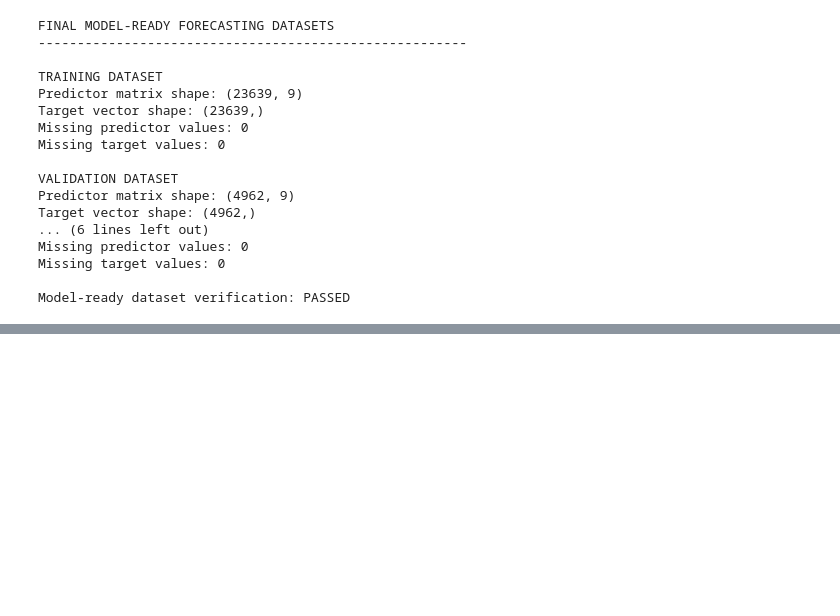
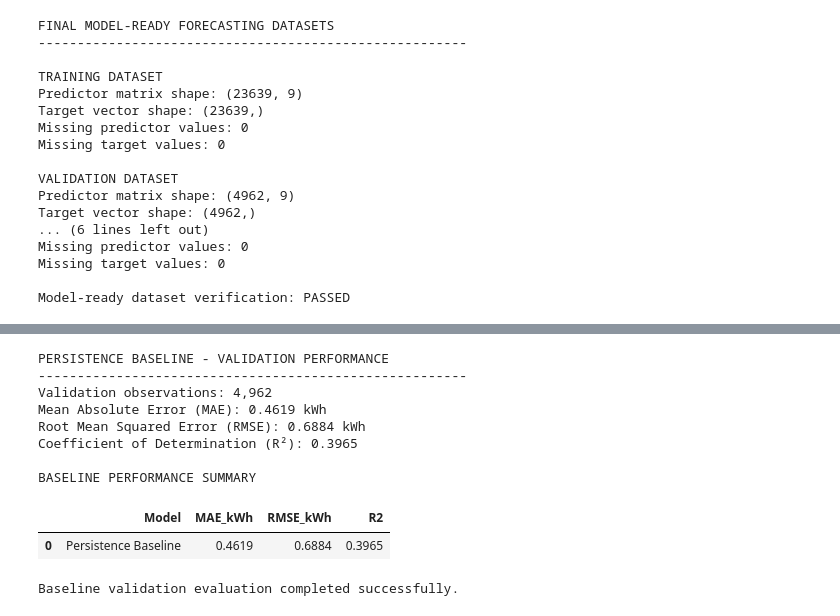
Before and after one commit to damisar/Household_Electricity_Consumption_Analysis_and_Forecasting, a Jupyter notebook: notebook/Household_Electricity_Consumption_Analysis_and_Forecasting.ipynb, the cells around one changed output, grey strips where cells are left out. Saved outputs shown, nothing was run; the diff lists cells and outputs as text; code cells hidden in the pictures; blank space fills up the shorter version.

```diff
--- a/notebook/Household_Electricity_Consumption_Analysis_and_Forecasting.ipynb
+++ b/notebook/Household_Electricity_Consumption_Analysis_and_Forecasting.ipynb
@@ -3681,0 +3805,58 @@ Model-ready dataset verification: PASSED
+# %%
+
+# Section 6.4.2 - Evaluate Persistence Baseline on Validation Data
+
+import numpy as np
+import pandas as pd
+
+from sklearn.metrics import (
+    mean_absolute_error,
+    mean_squared_error,
+    r2_score
+)
+
+# Actual and predicted validation values
+y_true = baseline_val_results["Actual_kWh"]
+y_pred = baseline_val_results["Predicted_kWh"]
+
+# Calculate forecasting performance metrics
+baseline_mae = mean_absolute_error(y_true, y_pred)
+
+baseline_rmse = np.sqrt(
+    mean_squared_error(y_true, y_pred)
+)
+
+baseline_r2 = r2_score(y_true, y_pred)
+
+# Store results for comparison with future models
+baseline_metrics = pd.DataFrame({
+    "Model": ["Persistence Baseline"],
+    "MAE_kWh": [baseline_mae],
+    "RMSE_kWh": [baseline_rmse],
+    "R2": [baseline_r2]
+})
+
+print("PERSISTENCE BASELINE - VALIDATION PERFORMANCE")
+print("-" * 55)
+
+print(f"Validation observations: {len(y_true):,}")
+print(f"Mean Absolute Error (MAE): {baseline_mae:.4f} kWh")
+print(f"Root Mean Squared Error (RMSE): {baseline_rmse:.4f} kWh")
+print(f"Coefficient of Determination (R²): {baseline_r2:.4f}")
+
+print("\nBASELINE PERFORMANCE SUMMARY")
+display(baseline_metrics.round(4))
+
+print("\nBaseline validation evaluation completed successfully.")
+# %% [output]
+PERSISTENCE BASELINE - VALIDATION PERFORMANCE
+-------------------------------------------------------
+Validation observations: 4,962
+Mean Absolute Error (MAE): 0.4619 kWh
+Root Mean Squared Error (RMSE): 0.6884 kWh
+Coefficient of Determination (R²): 0.3965
+
+BASELINE PERFORMANCE SUMMARY
+|  | Model | MAE_kWh | RMSE_kWh | R2 |
+| 0 | Persistence Baseline | 0.4619 | 0.6884 | 0.3965 |
+Baseline validation evaluation completed successfully.
```
Also changed, not shown: parts of 6 cells of this notebook, 1 other file.
